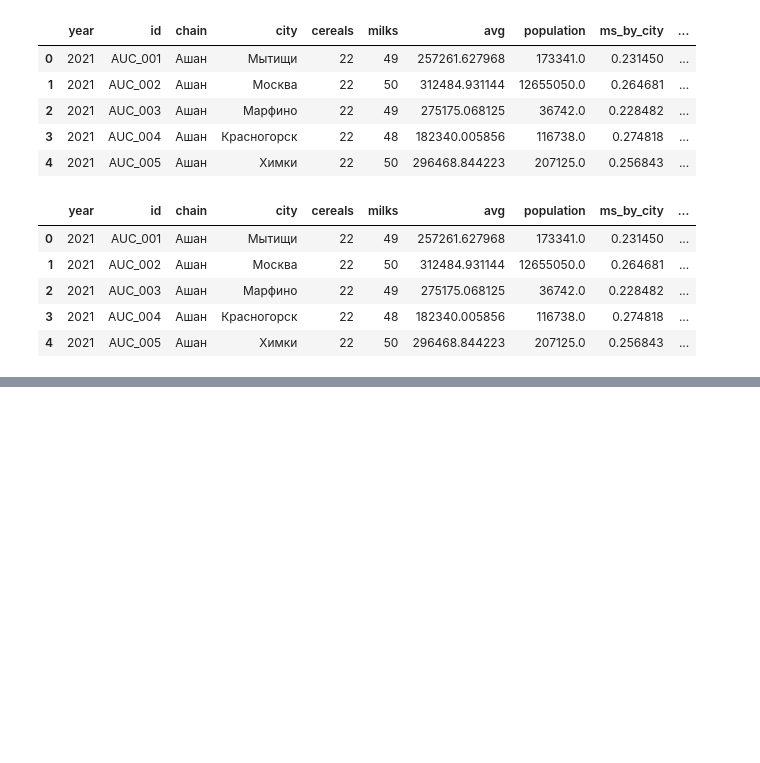
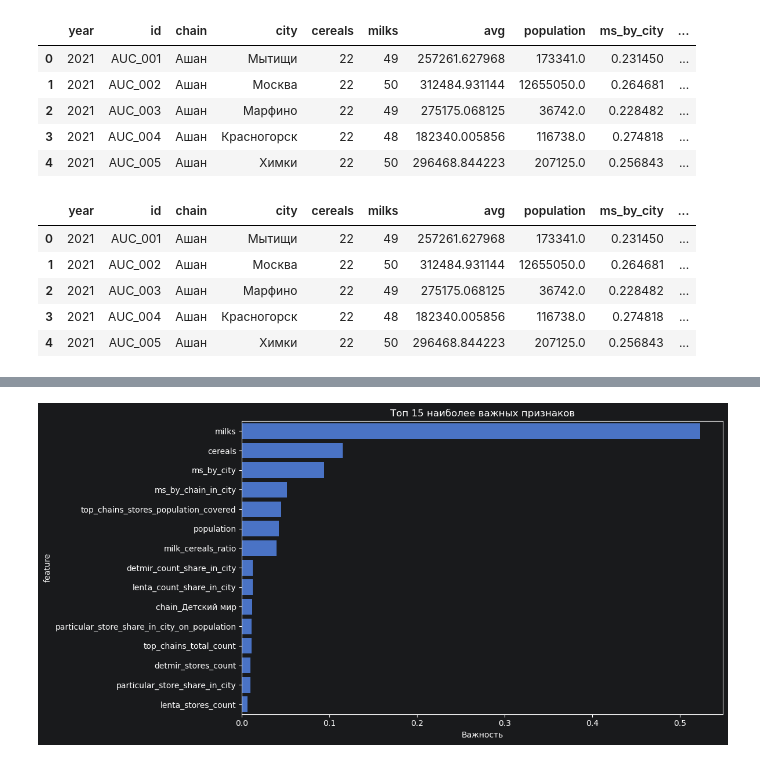
Before and after one commit to Sergey-Karpov/so_prediction_2.0_notebook, a Jupyter notebook: main.ipynb, the cells around one changed output, grey strips where cells are left out. Saved outputs shown, nothing was run; the diff lists cells and outputs as text; code cells hidden in the pictures; blank space fills up the shorter version.

Commit message:
first modelling result R2-0.7807

```diff
--- a/main.ipynb
+++ b/main.ipynb
@@ -514,0 +600,21 @@ df_clear.head()
+# %%
+scaler = StandardScaler()
+# %%
+X_train_scaled = scaler.fit_transform(X_train_encoded)
+X_test_scaled = scaler.transform(X_test_encoded)
+
+X_train_scaled = pd.DataFrame(X_train_scaled, columns=X_train_encoded.columns)
+X_test_scaled = pd.DataFrame(X_test_scaled, columns=X_test_encoded.columns)
+# %%
+rf_model = RandomForestRegressor(
+    n_estimators=400,
+    random_state=42,
+    max_depth=11,
+    max_features=0.7,
+    min_samples_split=3,
+    min_samples_leaf=1,
+    max_samples=0.75,
+    n_jobs=-1
+)
+
+rf_model.fit(X_train_scaled, y_train)
@@ -514,0 +643,9 @@ df_clear.head()
+# %%
+# Анализ важности признаков
+feature_importance = pd.DataFrame({
+  'feature': X_train_encoded.columns,
+  'importance': rf_model.feature_importances_
+}).sort_values('importance', ascending=False)
+
+print("\n--- Топ-10 наиболее важных признаков ---")
+print(feature_importance.head(10))
@@ -514,0 +665,10 @@ df_clear.head()
+# %%
+# Визуализация важности признаков
+plt.figure(figsize=(12, 6))
+sns.barplot(data=feature_importance.head(15), x='importance', y='feature')
+plt.title('Топ 15 наиболее важных признаков')
+plt.xlabel('Важность')
+plt.tight_layout()
+plt.show()
+# %% [output]
+[figure, added]
```
Also changed, not shown: parts of 12 cells of this notebook.
